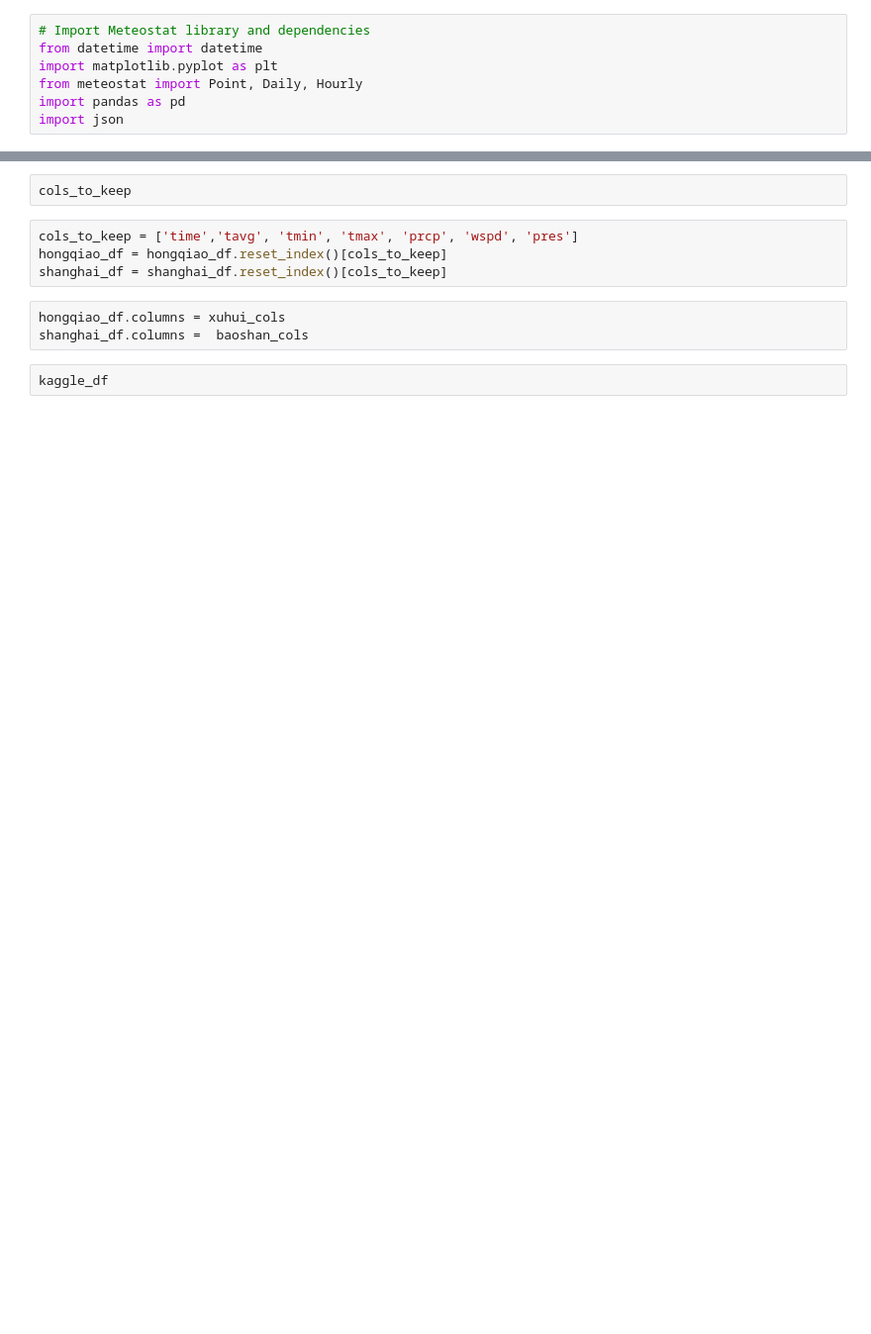
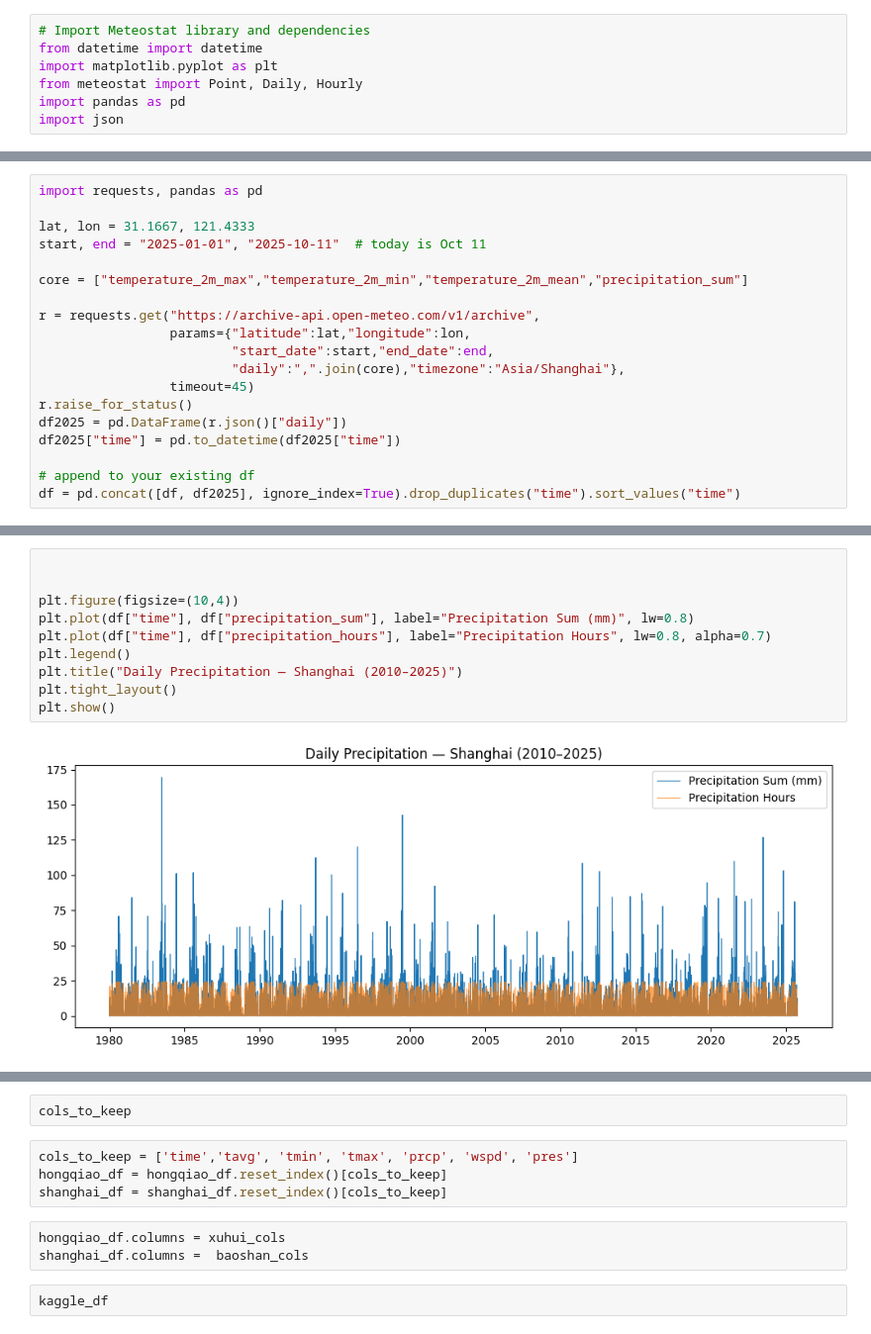
Before and after one commit to gderiddershanghai/shanghai-weather-app, a Jupyter notebook: METEASTAT_API.ipynb, the cells around one changed output, grey strips where cells are left out. Shown at 99% size. Drawn from its saved outputs; the diff is of its cells as text; blank space fills up the shorter version.

```diff
--- a/METEASTAT_API.ipynb
+++ b/METEASTAT_API.ipynb
@@ -9,0 +113,19 @@ import json
+# %%
+import requests, pandas as pd
+
+lat, lon = 31.1667, 121.4333
+start, end = "2025-01-01", "2025-10-11"  # today is Oct 11
+
+core = ["temperature_2m_max","temperature_2m_min","temperature_2m_mean","precipitation_sum"]
+
+r = requests.get("https://archive-api.open-meteo.com/v1/archive",
+                 params={"latitude":lat,"longitude":lon,
+                         "start_date":start,"end_date":end,
+                         "daily":",".join(core),"timezone":"Asia/Shanghai"},
+                 timeout=45)
+r.raise_for_status()
+df2025 = pd.DataFrame(r.json()["daily"])
+df2025["time"] = pd.to_datetime(df2025["time"])
+
+# append to your existing df
+df = pd.concat([df, df2025], ignore_index=True).drop_duplicates("time").sort_values("time")
@@ -9,0 +212,12 @@ import json
+# %%
+
+
+plt.figure(figsize=(10,4))
+plt.plot(df["time"], df["precipitation_sum"], label="Precipitation Sum (mm)", lw=0.8)
+plt.plot(df["time"], df["precipitation_hours"], label="Precipitation Hours", lw=0.8, alpha=0.7)
+plt.legend()
+plt.title("Daily Precipitation — Shanghai (2010–2025)")
+plt.tight_layout()
+plt.show()
+# %% [output]
+[figure, added]
```
Also changed, not shown: parts of 41 cells of this notebook, 2 other files.
